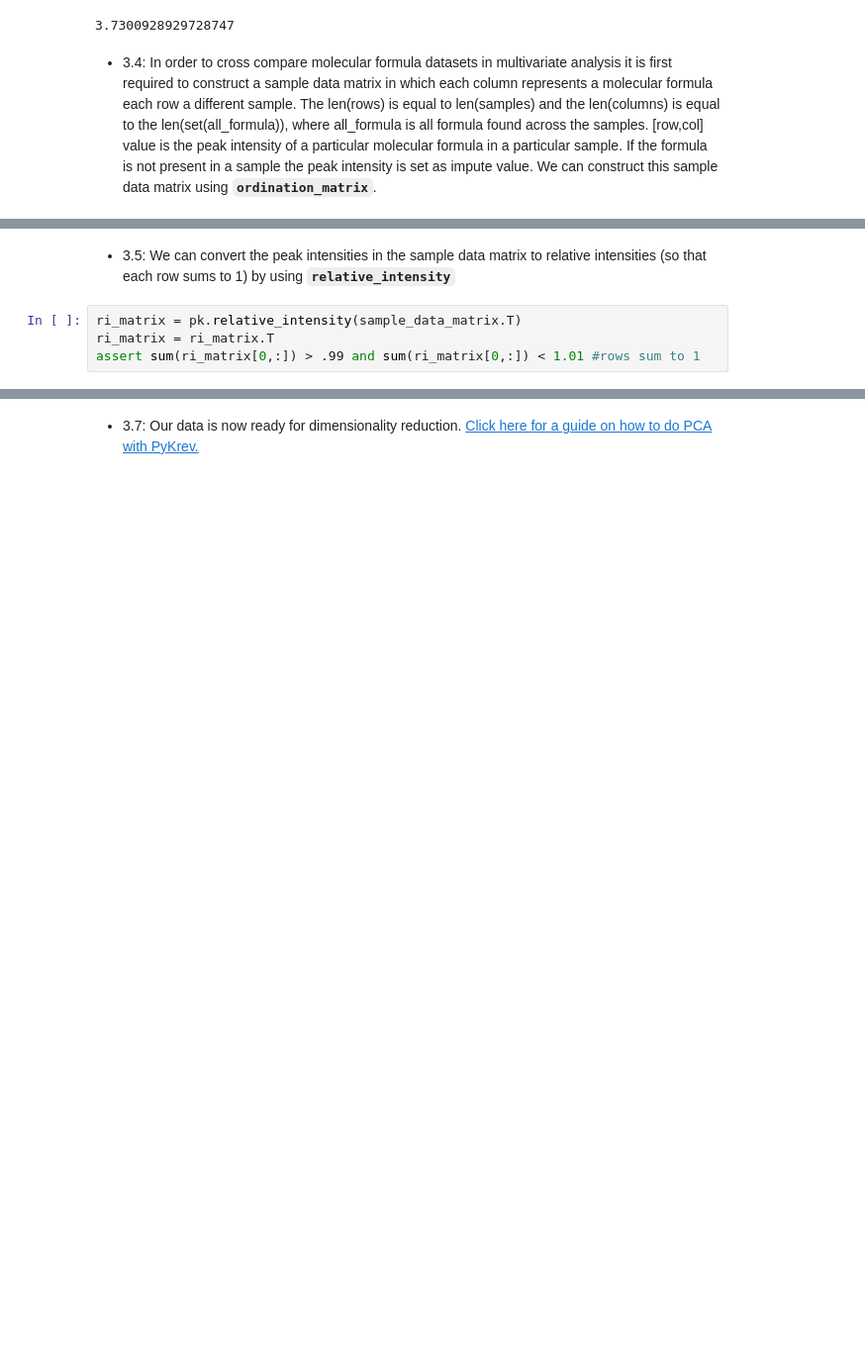
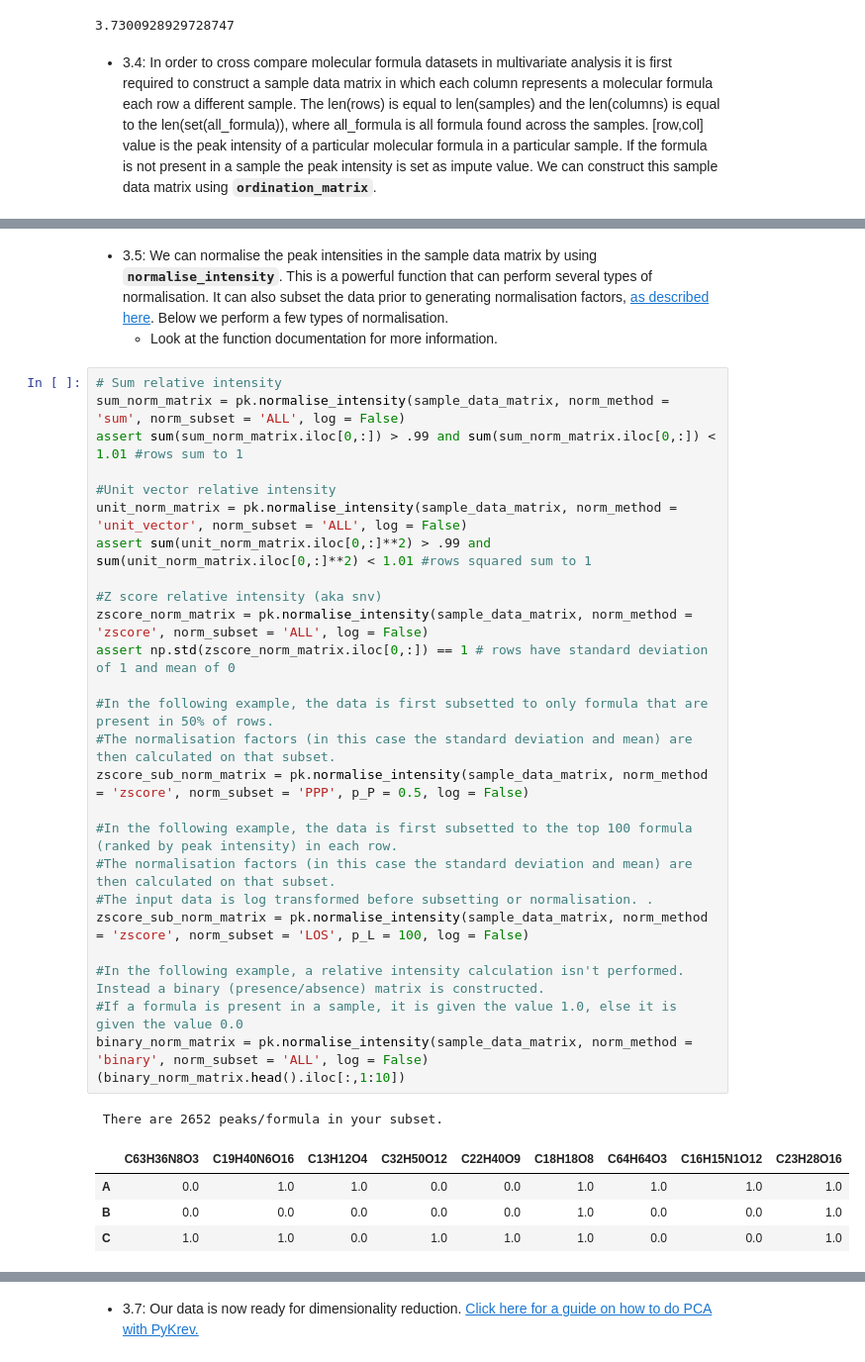
Before and after one commit to Kzra/pykrev, a Jupyter notebook: docs/user_guide/PyKrevUserGuide.ipynb, the cells around one changed output, grey strips where cells are left out. Shown: that part at 99% size. Drawn from its saved outputs; the diff is of its cells as text; blank space fills up the shorter version.

````diff
--- a/docs/user_guide/PyKrevUserGuide.ipynb
+++ b/docs/user_guide/PyKrevUserGuide.ipynb
@@ -327,6 +328,35 @@ sample_data_matrix.iloc[:,1:10]
-# %% [markdown]
-* 3.5: We can convert the peak intensities in the sample data matrix to relative intensities (so that each row sums to 1) by using **```relative_intensity```**
-# %%
-ri_matrix = pk.relative_intensity(sample_data_matrix.T)
-ri_matrix = ri_matrix.T
-assert sum(ri_matrix[0,:]) > .99 and sum(ri_matrix[0,:]) < 1.01 #rows sum to 1
+# %% [markdown]
+* 3.5: We can normalise the peak intensities in the sample data matrix by using **```normalise_intensity```**. This is a powerful function that can perform several types of normalisation. It can also subset the data prior to generating normalisation factors, [as described here](https://analyticalsciencejournals.onlinelibrary.wiley.com/doi/10.1002/rcm.9068). Below we perform a few types of normalisation.
+   * Look at the function documentation for more information.
+# %%
+# Sum relative intensity
+sum_norm_matrix = pk.normalise_intensity(sample_data_matrix, norm_method = 'sum', norm_subset = 'ALL', log = False)
+assert sum(sum_norm_matrix.iloc[0,:]) > .99 and sum(sum_norm_matrix.iloc[0,:]) < 1.01 #rows sum to 1
+
+#Unit vector relative intensity
+unit_norm_matrix = pk.normalise_intensity(sample_data_matrix, norm_method = 'unit_vector', norm_subset = 'ALL', log = False)
+assert sum(unit_norm_matrix.iloc[0,:]**2) > .99 and sum(unit_norm_matrix.iloc[0,:]**2) < 1.01 #rows squared sum to 1
+
+#Z score relative intensity (aka snv)
+zscore_norm_matrix = pk.normalise_intensity(sample_data_matrix, norm_method = 'zscore', norm_subset = 'ALL', log = False)
+assert np.std(zscore_norm_matrix.iloc[0,:]) == 1 # rows have standard deviation of 1 and mean of 0
+
+#In the following example, the data is first subsetted to only formula that are present in 50% of rows.
+#The normalisation factors (in this case the standard deviation and mean) are then calculated on that subset.
+zscore_sub_norm_matrix = pk.normalise_intensity(sample_data_matrix, norm_method = 'zscore', norm_subset = 'PPP', p_P = 0.5, log = False)
+
+#In the following example, the data is first subsetted to the top 100 formula (ranked by peak intensity) in each row.
+#The normalisation factors (in this case the standard deviation and mean) are then calculated on that subset.
+#The input data is log transformed before subsetting or normalisation. .
+zscore_sub_norm_matrix = pk.normalise_intensity(sample_data_matrix, norm_method = 'zscore', norm_subset = 'LOS', p_L = 100, log = False)
+
+#In the following example, a relative intensity calculation isn't performed. Instead a binary (presence/absence) matrix is constructed.
+#If a formula is present in a sample, it is given the value 1.0, else it is given the value 0.0
+binary_norm_matrix = pk.normalise_intensity(sample_data_matrix, norm_method = 'binary', norm_subset = 'ALL', log = False)
+(binary_norm_matrix.head().iloc[:,1:10])
+# %% [output]
+ There are 2652 peaks/formula in your subset.
+|  | C63H36N8O3 | C19H40N6O16 | C13H12O4 | C32H50O12 | C22H40O9 | C18H18O8 | C64H64O3 | C16H15N1O12 | C23H28O16 |
+| A | 0.0 | 1.0 | 1.0 | 0.0 | 0.0 | 1.0 | 1.0 | 1.0 | 1.0 |
+| B | 0.0 | 0.0 | 0.0 | 0.0 | 0.0 | 1.0 | 0.0 | 0.0 | 1.0 |
+| C | 1.0 | 1.0 | 0.0 | 1.0 | 1.0 | 1.0 | 0.0 | 0.0 | 1.0 |
````
Also changed, not shown: parts of 17 cells of this notebook, 39 other files.
